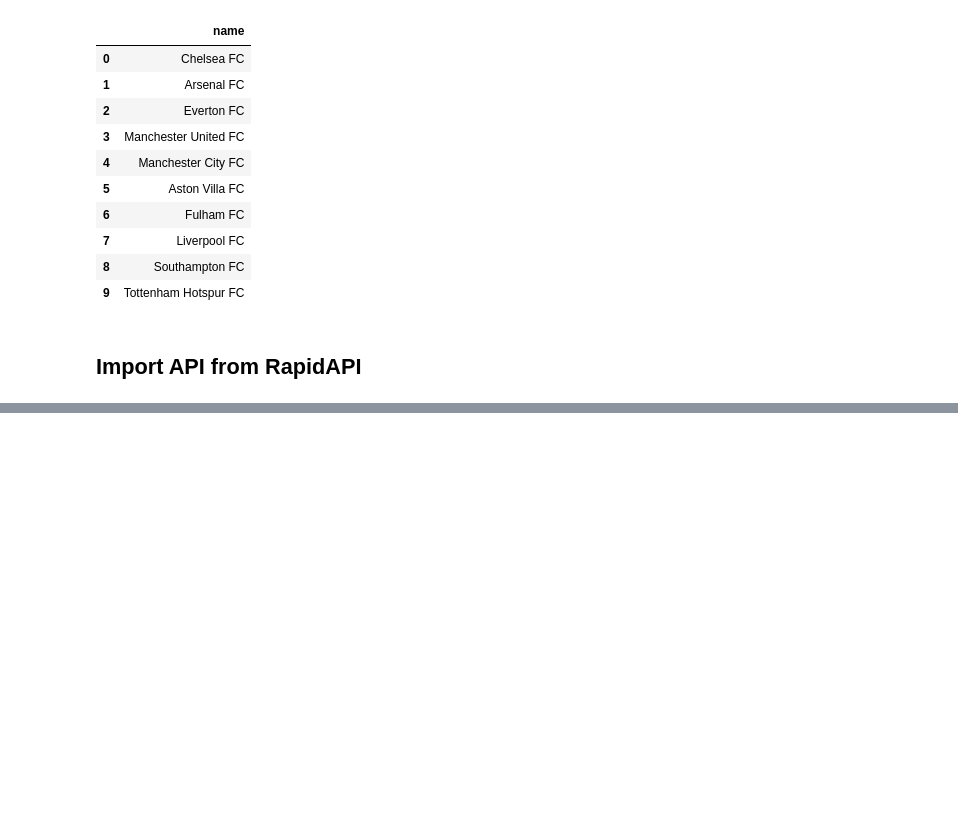
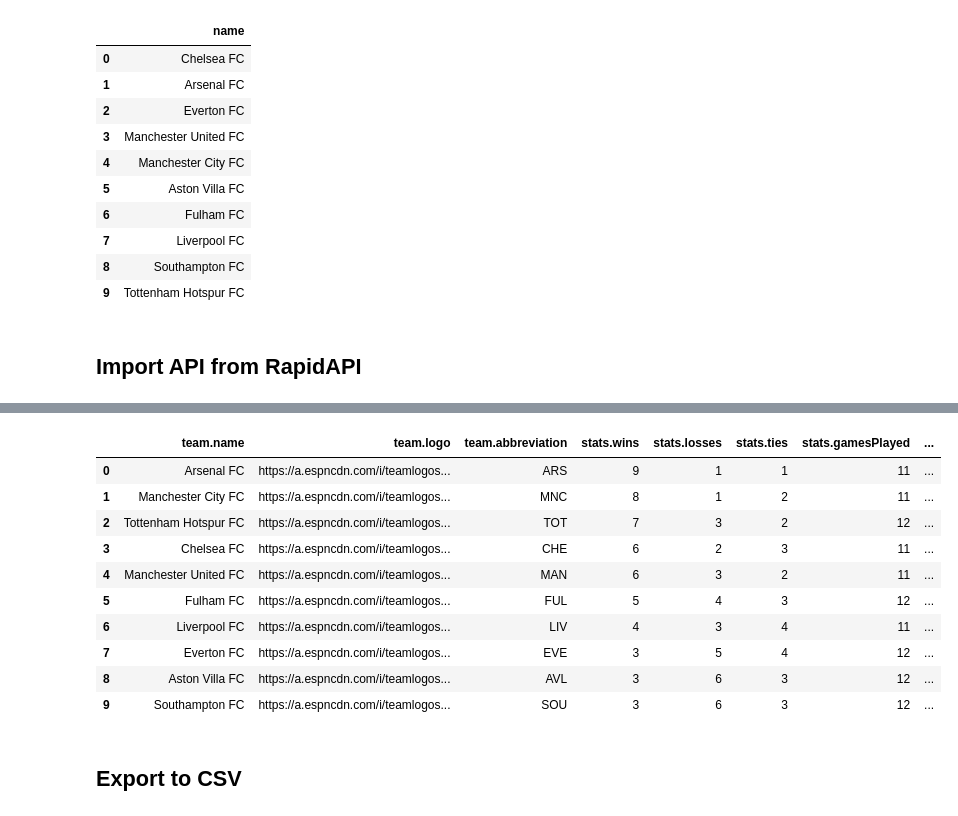
Before and after one commit to RegitaAndrianne/data-enrichment-assignment, a Jupyter notebook: Football_API.ipynb, the cells around one changed output, grey strips where cells are left out. Cells and saved outputs as stored; diff of their text form; code cells hidden in the pictures; blank space fills up the shorter version.

```diff
--- a/Football_API.ipynb
+++ b/Football_API.ipynb
@@ -67,0 +94,3 @@ df
+# %%
+teamFilter = fb['name'].to_list()
+teamFilter
@@ -67,0 +130,18 @@ df
+# %%
+df = df[df['team.name'].isin(teamFilter)].reset_index(drop=True)
+# %%
+df
+# %% [output]
+|  | team.name | team.logo | team.abbreviation | stats.wins | stats.losses | stats.ties | stats.gamesPlayed | ... |
+| 0 | Arsenal FC | https://a.espncdn.com/i/teamlogos... | ARS | 9 | 1 | 1 | 11 | ... |
+| 1 | Manchester City FC | https://a.espncdn.com/i/teamlogos... | MNC | 8 | 1 | 2 | 11 | ... |
+| 2 | Tottenham Hotspur FC | https://a.espncdn.com/i/teamlogos... | TOT | 7 | 3 | 2 | 12 | ... |
+| 3 | Chelsea FC | https://a.espncdn.com/i/teamlogos... | CHE | 6 | 2 | 3 | 11 | ... |
+| 4 | Manchester United FC | https://a.espncdn.com/i/teamlogos... | MAN | 6 | 3 | 2 | 11 | ... |
+| 5 | Fulham FC | https://a.espncdn.com/i/teamlogos... | FUL | 5 | 4 | 3 | 12 | ... |
+| 6 | Liverpool FC | https://a.espncdn.com/i/teamlogos... | LIV | 4 | 3 | 4 | 11 | ... |
+| 7 | Everton FC | https://a.espncdn.com/i/teamlogos... | EVE | 3 | 5 | 4 | 12 | ... |
+| 8 | Aston Villa FC | https://a.espncdn.com/i/teamlogos... | AVL | 3 | 6 | 3 | 12 | ... |
+| 9 | Southampton FC | https://a.espncdn.com/i/teamlogos... | SOU | 3 | 6 | 3 | 12 | ... |
+# %% [markdown]
+## Export to CSV
```
Also changed, not shown: parts of 9 cells of this notebook, 1 other file.
